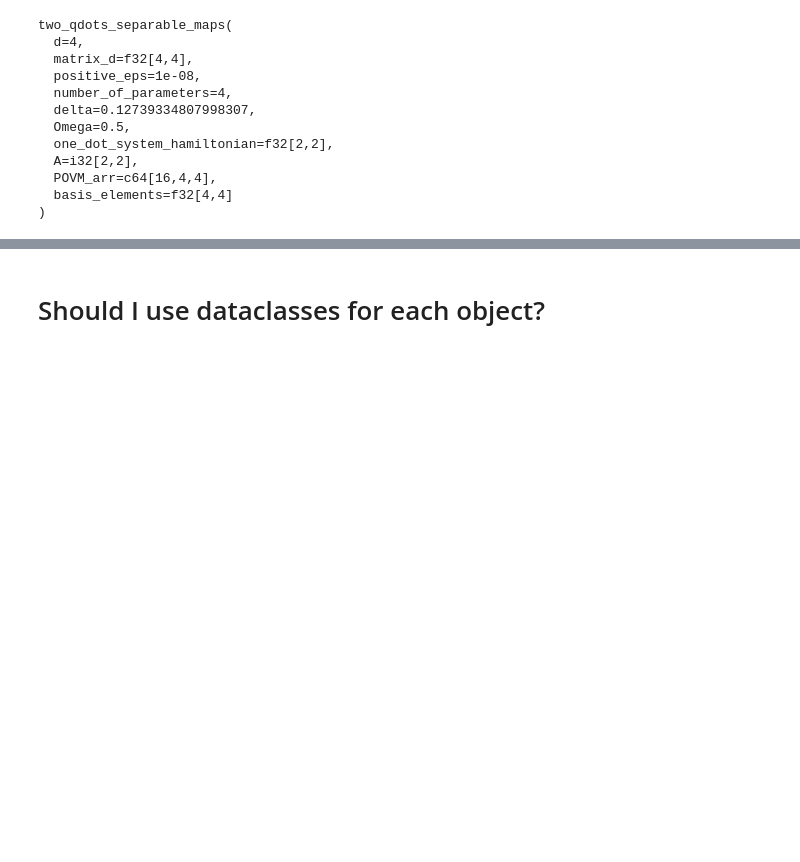
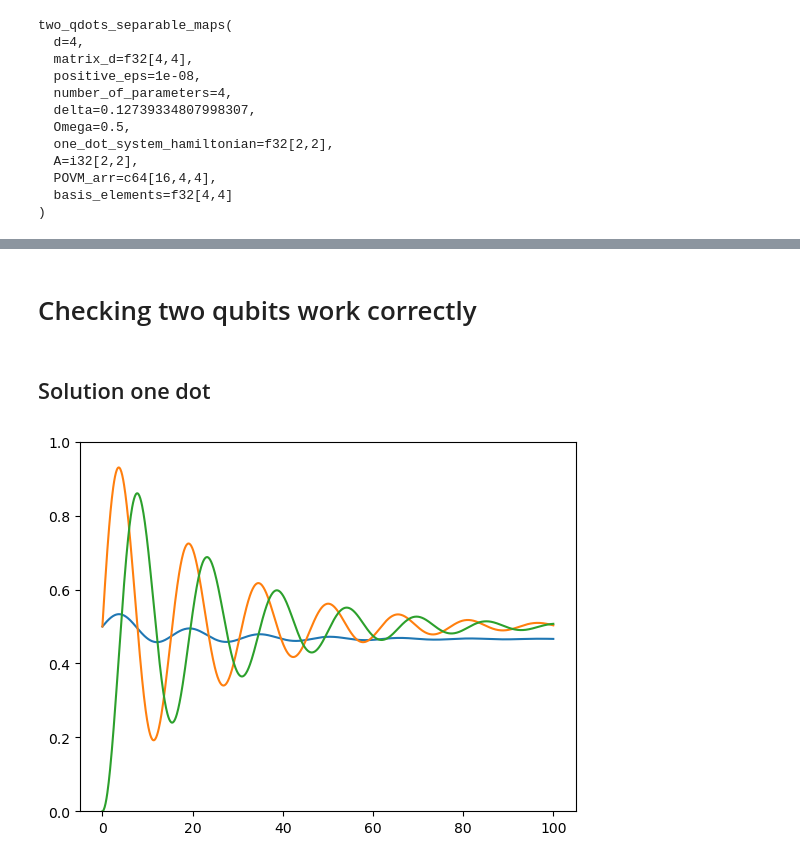
Before and after one commit to Rumoa/qll_qdots, a Jupyter notebook: model_writing.ipynb, the cells around one changed output, grey strips where cells are left out. Saved outputs shown, nothing was run; the diff lists cells and outputs as text; code cells hidden in the pictures; blank space fills up the shorter version.

```diff
--- a/model_writing.ipynb
+++ b/model_writing.ipynb
@@ -663,2 +928,55 @@ plt.show()
-# %% [markdown]
-# Should I use dataclasses for each object?
+# %% [markdown]
+# Checking two qubits work correctly
+# %%
+simplest_povm_A = (
+    jnp.array(
+        [
+            [0.5 * (qt.identity(2) + mat), 0.5 * (qt.identity(2) - mat)]
+            for mat in [qt.sigmax(), qt.sigmay(), qt.sigmaz()]
+        ]
+    ).reshape(-1, 2, 2)
+    / 3
+)
+# %% [markdown]
+## Solution one dot
+# %%
+povm_x_axis = simplest_povm_A[0:2] * 3
+povm_y_axis = simplest_povm_A[2:4] * 3
+povm_z_axis = simplest_povm_A[4:] * 3
+
+
+m = single_qdot(POVM_array=povm_x_axis)
+
+initial_state = vec(qt.ket2dm(qt.basis(2, 1)).full())
+
+times = jnp.linspace(0, 100, 1000)
+
+evolved_lkl = jax.vmap(
+    lambda t: m.likelihood_particle(true_pars, t, initial_state)
+)(times)
+
+plt.plot(times, evolved_lkl[:, 0])
+
+m = single_qdot(POVM_array=povm_y_axis)
+
+
+evolved_lkl = jax.vmap(
+    lambda t: m.likelihood_particle(true_pars, t, initial_state)
+)(times)
+
+plt.plot(times, evolved_lkl[:, 0])
+
+
+m = single_qdot(POVM_array=povm_z_axis)
+
+
+evolved_lkl = jax.vmap(
+    lambda t: m.likelihood_particle(true_pars, t, initial_state)
+)(times)
+
+plt.plot(times, evolved_lkl[:, 0])
+
+plt.ylim(0, 1.0001)
+plt.show()
+# %% [output]
+[figure, added]
```
Also changed, not shown: parts of 31 cells of this notebook.
